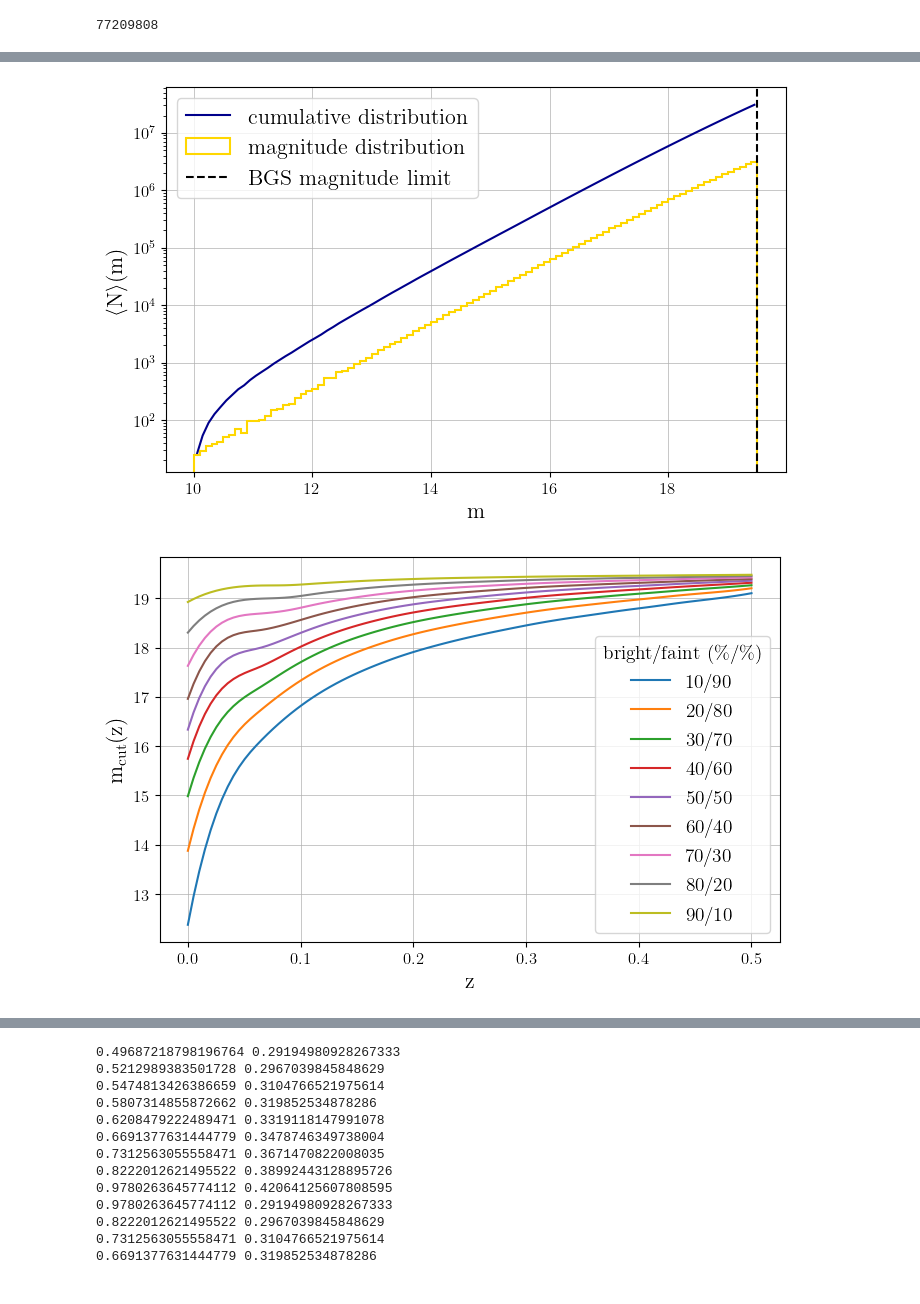
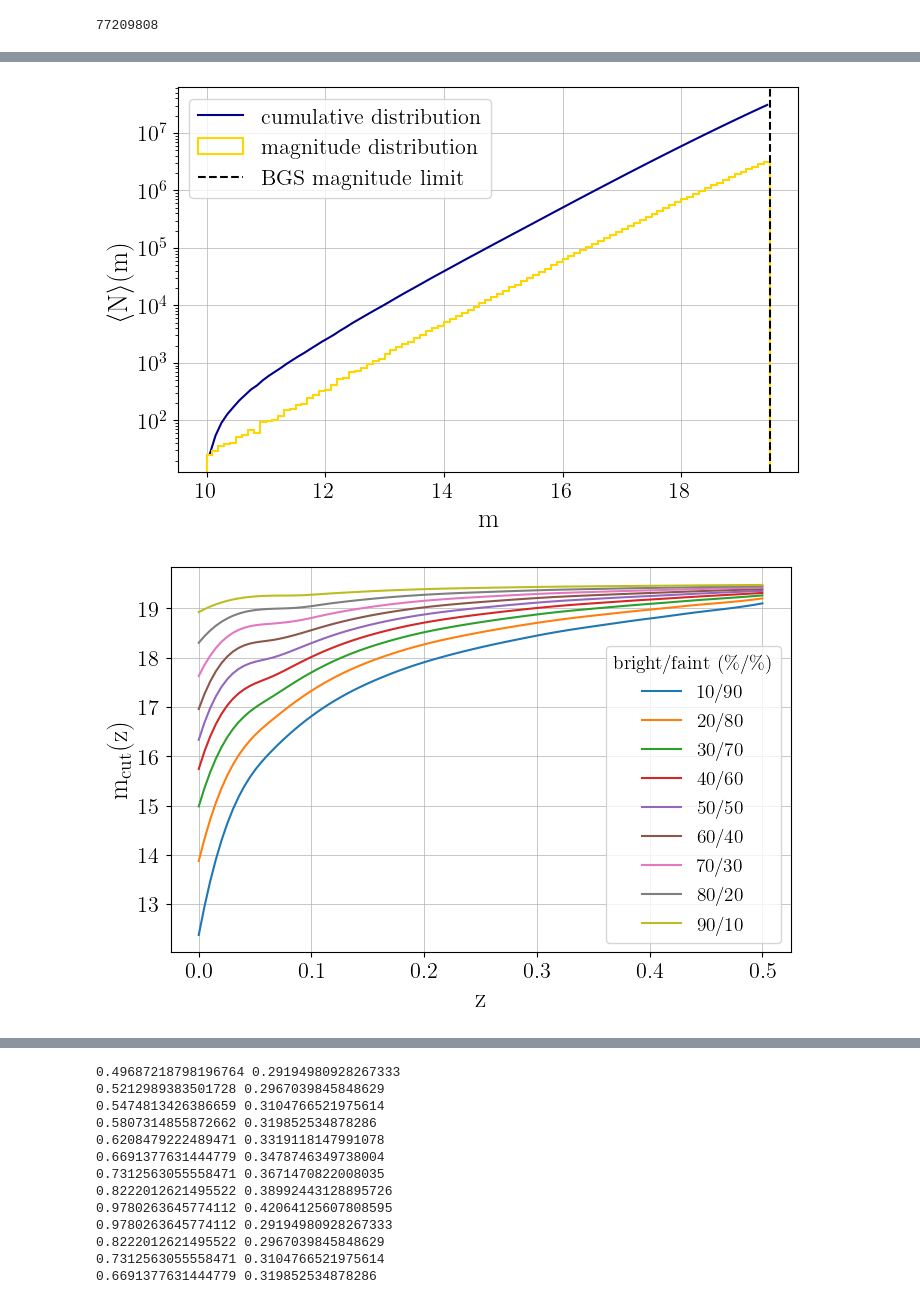
Before and after one commit to JadePiat/Relativistic_effects, a Jupyter notebook: Untitled.ipynb, the cells around one changed output, grey strips where cells are left out. Cells and saved outputs as stored; diff of their text form; code cells hidden in the pictures.

```diff
--- a/Untitled.ipynb
+++ b/Untitled.ipynb
@@ -79,18 +79,18 @@ mcen = mbins[:-1]+dm/20
 
 plt.figure(figsize=(8,5))
 plt.grid(zorder=0,lw=0.5)
-plt.xticks(fontsize = 12)
-plt.yticks(fontsize = 12)
+plt.xticks(fontsize = 16)
+plt.yticks(fontsize = 16)
 plt.yscale('log')
-plt.xlabel('m',fontsize=16)
-plt.ylabel(r'$\langle \rm N \rangle (m)$',fontsize=16)
+plt.xlabel('m',fontsize=20)
+plt.ylabel(r'$\langle \rm N \rangle (m)$',fontsize=20)
 plt.plot(mcen,cnm,lw=1.5,c='darkblue',label='cumulative distribution')
 plt.hist(m,bins=mbins,lw=1.5,color='gold',histtype='step',label='magnitude distribution')
 plt.axvline(m_lim, ls='--', lw =1.5, color='k',label='BGS magnitude limit')
 plt.legend(fontsize=16);
 plt.savefig('/global/homes/j/jpiat/Relativistic_effects/figures/dist_m.pdf')
 # %% [output]
-[figure, old version]
+[figure, new version]
 # %%
 cut_bright = [10,20,30,40,50,60,70,80,90]
 cut_faint = [90,80,70,60,50,40,30,20,10]
@@ -98,10 +98,10 @@ cut_faint = [90,80,70,60,50,40,30,20,10]
 
 plt.figure(figsize=(8,5))
 plt.grid(zorder=0,lw=0.5)
-plt.xticks(fontsize = 12)
-plt.yticks(fontsize = 12)
-plt.xlabel('z',fontsize=16)
-plt.ylabel(r'm$_{\rm cut}$(z)',fontsize=16)
+plt.xticks(fontsize = 16)
+plt.yticks(fontsize = 16)
+plt.xlabel('z',fontsize=20)
+plt.ylabel(r'm$_{\rm cut}$(z)',fontsize=20)
 
 
 for cut_b, cut_f in zip(cut_bright, cut_faint):
@@ -111,34 +111,34 @@ for cut_b, cut_f in zip(cut_bright, cut_faint):
     z_means = np.zeros(n_bins)
     m_cuts_b = np.zeros(n_bins)
     m_cuts_f = np.zeros(n_bins)
 
     for i in range(n_bins):
         if i==(n_bins-1):
             bin = (z_g>=z_bins[i])*(z_g<=z_bins[i+1])
         else:
             bin = (z_g>=z_bins[i])*(z_g<z_bins[i+1])
 
         mi = m[bin]
         zi = z_g[bin]
 
         z_means[i] = np.mean(zi)
 
         m_cut_b = np.percentile(mi,cut_b)
         m_cut_f = np.percentile(mi,100-cut_f)
         m_cuts_b[i] = m_cut_b
         m_cuts_f[i] = m_cut_f
 
 
     m_int_b = CubicSpline(z_means, m_cuts_b, extrapolate=True)
     m_int_f = CubicSpline(z_means, m_cuts_f, extrapolate=True)
 
     z_plot = np.linspace(0, 0.5, 100)
     plt.plot(z_plot, m_int_b(z_plot),label=f'{cut_b}/{cut_f}')
 
 plt.legend(fontsize=14,title='bright/faint (\%/\%)',title_fontsize=14)   #,fancybox=True)
 plt.savefig('/global/homes/j/jpiat/Relativistic_effects/figures/m_cut.pdf')
 # %% [output]
-[figure, old version]
+[figure, new version]
 # %%
 cut_bright = [50,10,10]
 cut_faint = [50,10,90]
```
Also changed, not shown: parts of 5 cells of this notebook, 9 other files.
